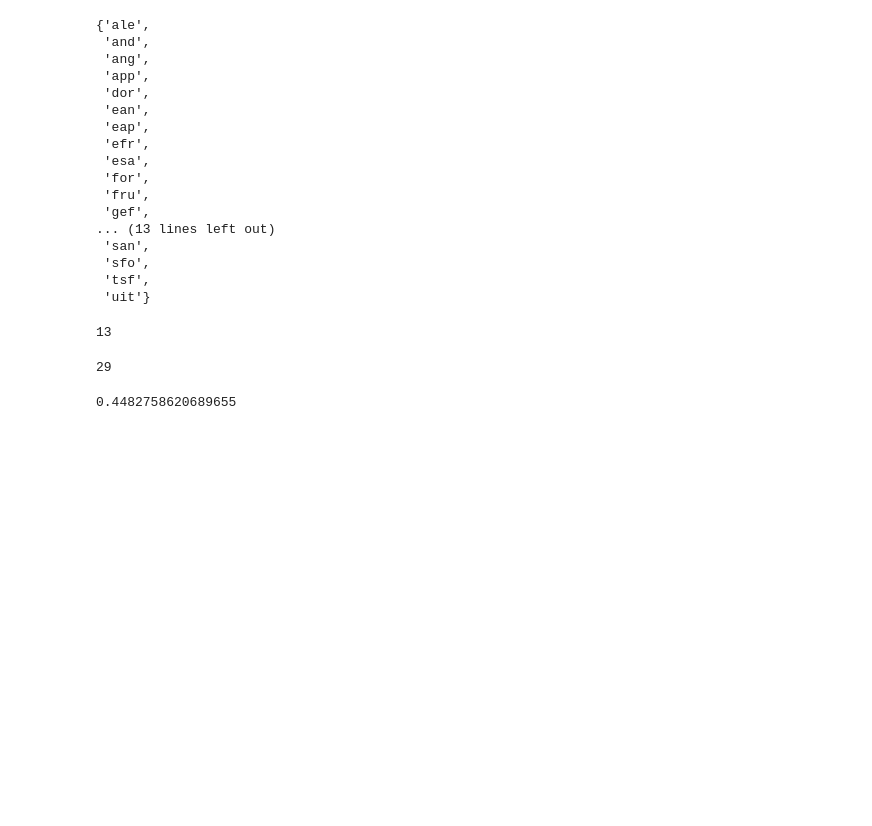
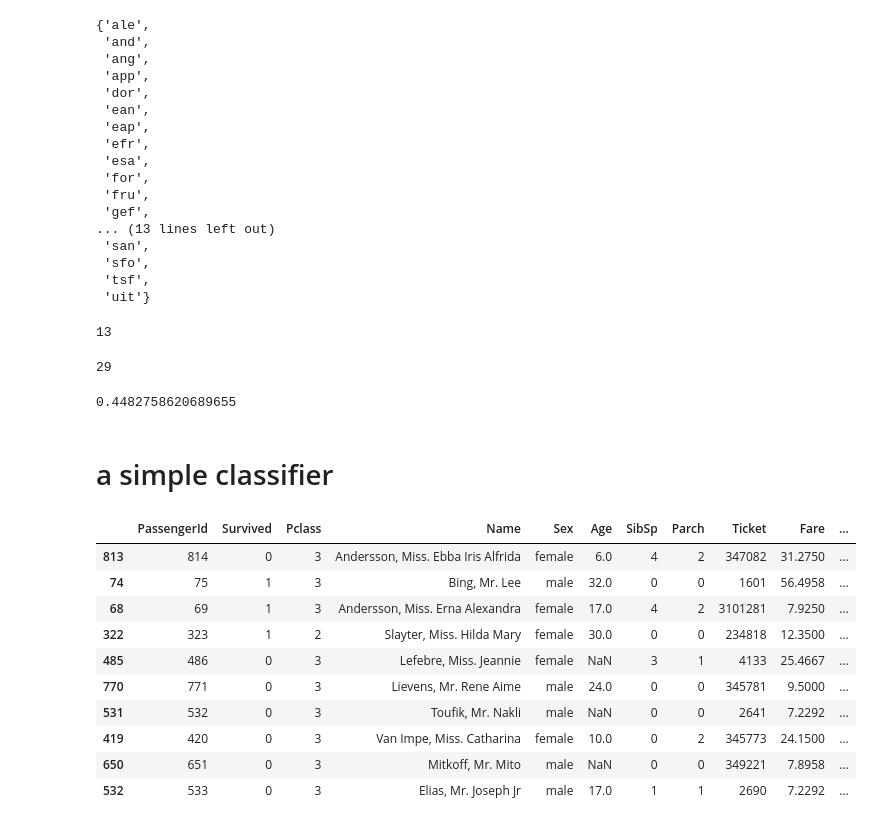
Before and after one commit to yairhoresh/Afeka, a Jupyter notebook: k_shingling.ipynb, the cells around one changed output. Saved outputs shown, nothing was run; the diff lists cells and outputs as text; code cells hidden in the pictures; blank space fills up the shorter version.

```diff
--- a/k_shingling.ipynb
+++ b/k_shingling.ipynb
@@ -113,3 +126,5 @@ len(sent_union)
 len(sent_intersection)  / len(sent_union)
 # %% [output]
 0.4482758620689655
+# %% [markdown]
+# a simple classifier
@@ -115,0 +134,14 @@ len(sent_intersection)  / len(sent_union)
+# %%
+df.sample(10)
+# %% [output]
+|  | PassengerId | Survived | Pclass | Name | Sex | Age | SibSp | Parch | Ticket | Fare | ... |
+| 813 | 814 | 0 | 3 | Andersson, Miss. Ebba Iris Alfrida | female | 6.0 | 4 | 2 | 347082 | 31.2750 | ... |
+| 74 | 75 | 1 | 3 | Bing, Mr. Lee | male | 32.0 | 0 | 0 | 1601 | 56.4958 | ... |
+| 68 | 69 | 1 | 3 | Andersson, Miss. Erna Alexandra | female | 17.0 | 4 | 2 | 3101281 | 7.9250 | ... |
+| 322 | 323 | 1 | 2 | Slayter, Miss. Hilda Mary | female | 30.0 | 0 | 0 | 234818 | 12.3500 | ... |
+| 485 | 486 | 0 | 3 | Lefebre, Miss. Jeannie | female | NaN | 3 | 1 | 4133 | 25.4667 | ... |
+| 770 | 771 | 0 | 3 | Lievens, Mr. Rene Aime | male | 24.0 | 0 | 0 | 345781 | 9.5000 | ... |
+| 531 | 532 | 0 | 3 | Toufik, Mr. Nakli | male | NaN | 0 | 0 | 2641 | 7.2292 | ... |
+| 419 | 420 | 0 | 3 | Van Impe, Miss. Catharina | female | 10.0 | 0 | 2 | 345773 | 24.1500 | ... |
+| 650 | 651 | 0 | 3 | Mitkoff, Mr. Mito | male | NaN | 0 | 0 | 349221 | 7.8958 | ... |
+| 532 | 533 | 0 | 3 | Elias, Mr. Joseph Jr | male | 17.0 | 1 | 1 | 2690 | 7.2292 | ... |
```
Also changed, not shown: parts of 14 cells of this notebook, 3 other files.
